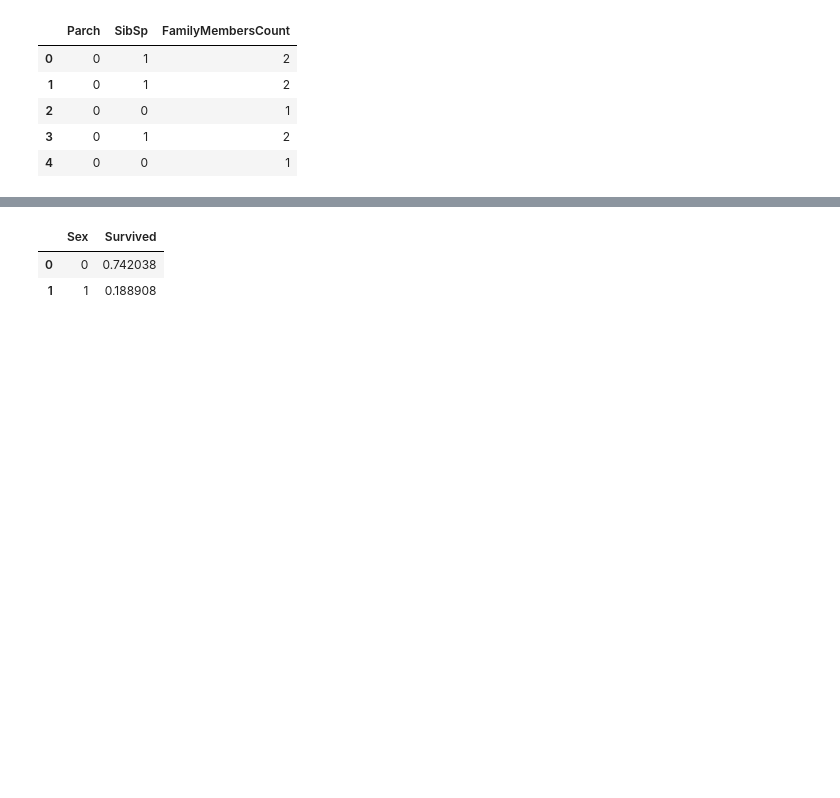
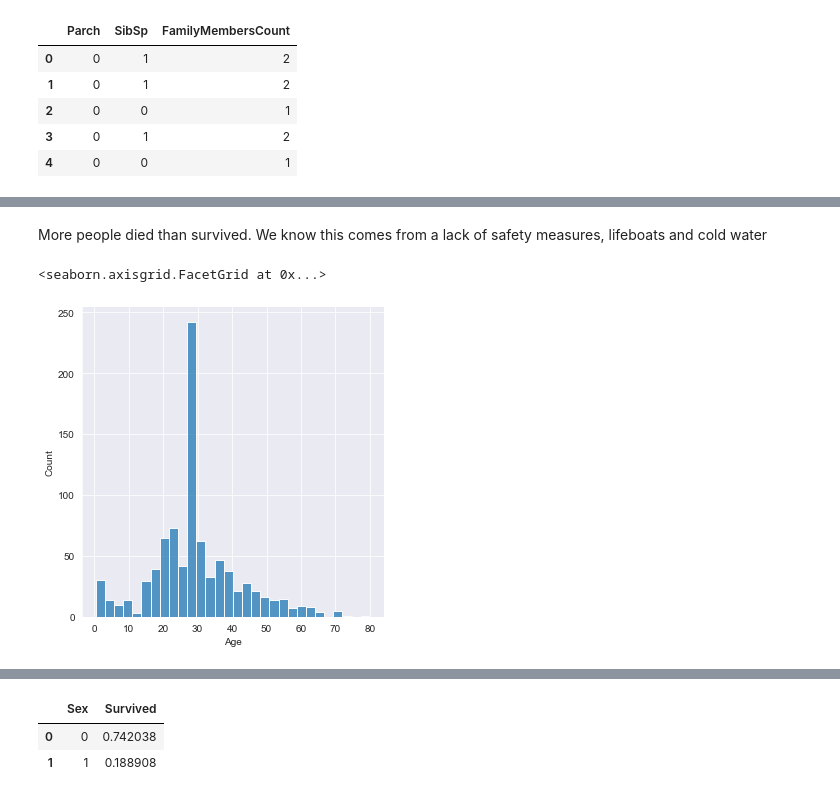
Before and after one commit to Markuski2023/MLGit, a Jupyter notebook: Oblig1/classification.ipynb, the cells around one changed output, grey strips where cells are left out. Cells and saved outputs as stored; diff of their text form; code cells hidden in the pictures; blank space fills up the shorter version.

```diff
--- a/Oblig1/classification.ipynb
+++ b/Oblig1/classification.ipynb
@@ -249,0 +236,7 @@ df.head()
+# %% [markdown]
+More people died than survived. We know this comes from a lack of safety measures, lifeboats and cold water
+# %%
+sns.displot(df['Age'])
+# %% [output]
+<seaborn.axisgrid.FacetGrid at 0x...>
+[figure, added]
```
Also changed, not shown: parts of 70 cells of this notebook.
